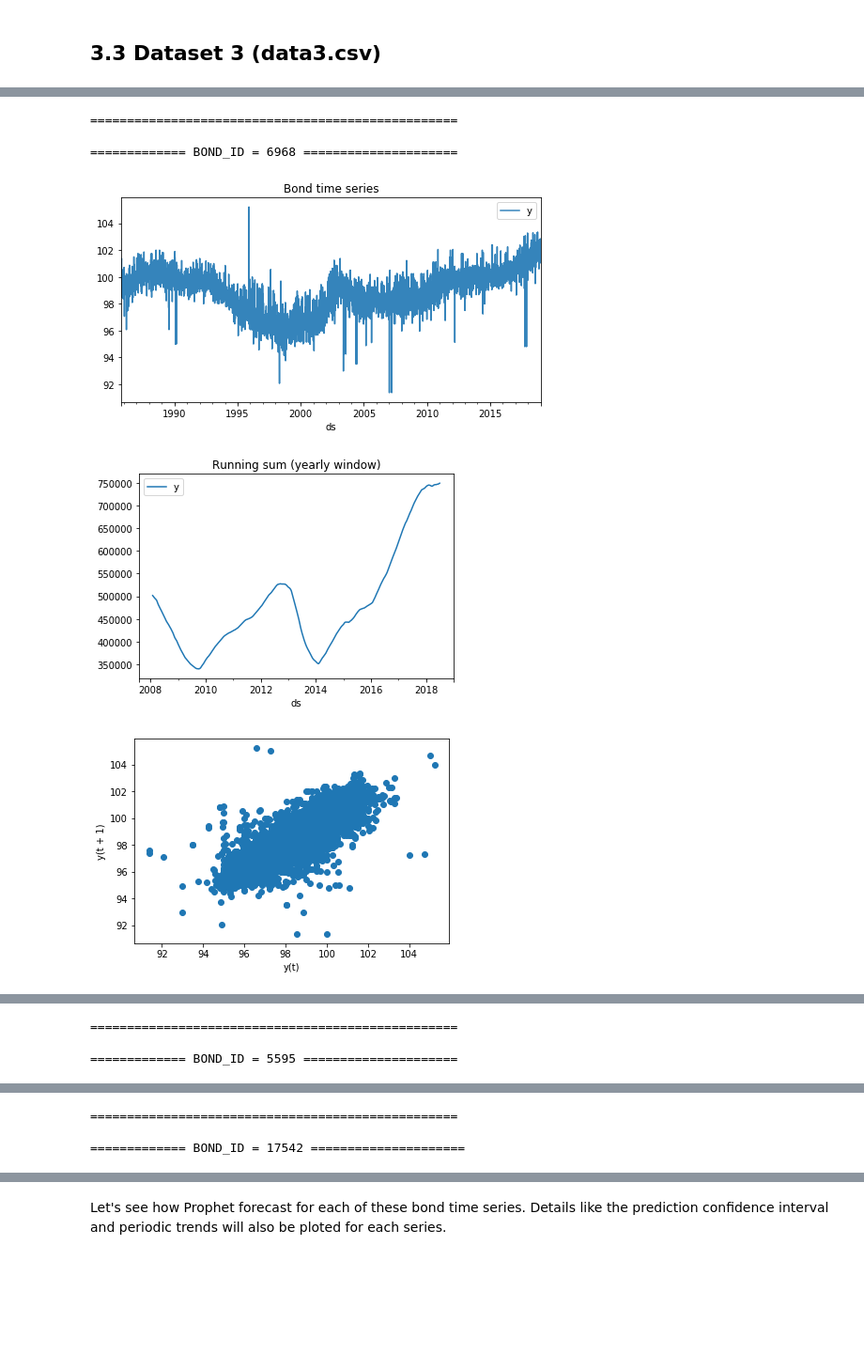
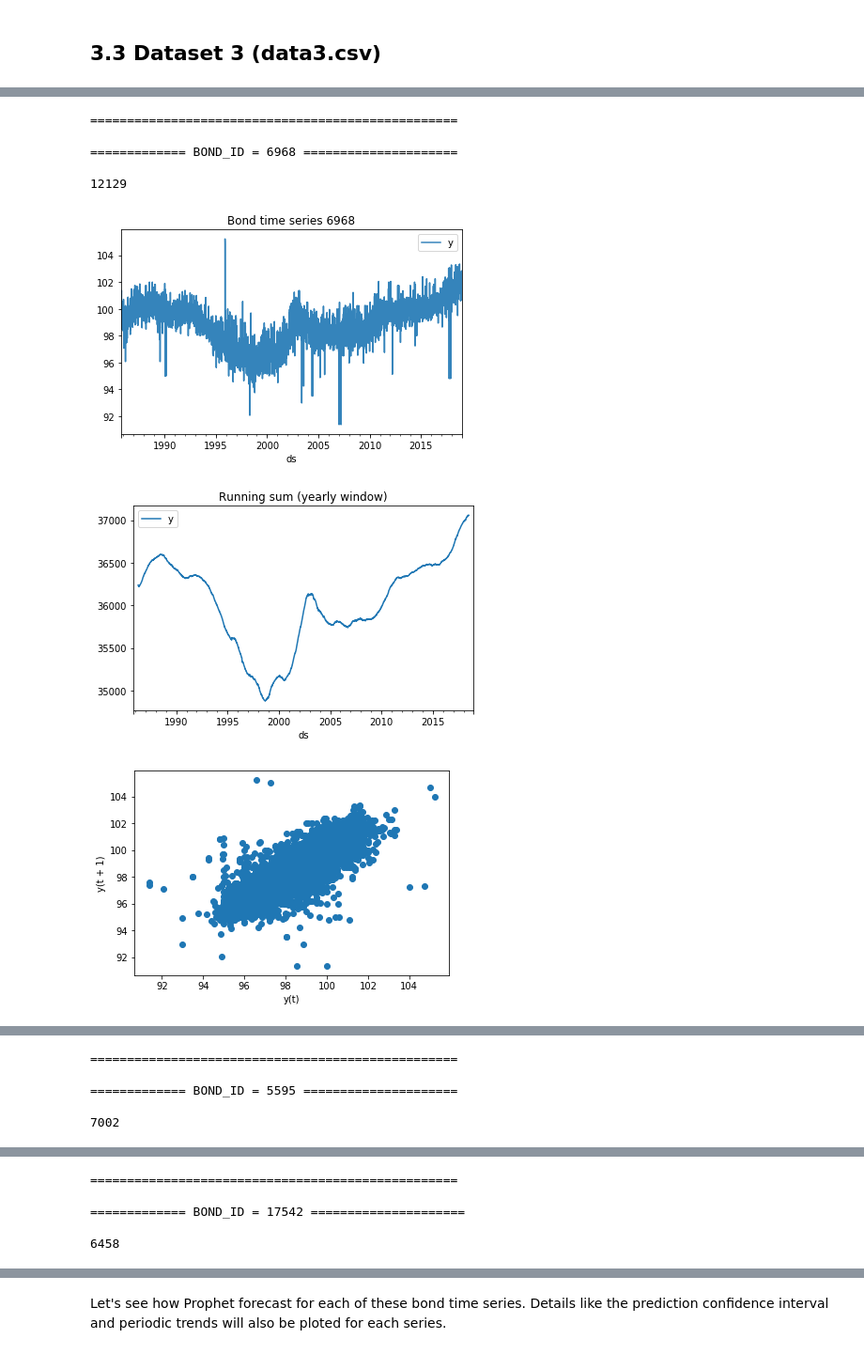
Before and after one commit to bernardoff/ML-Lab, a Jupyter notebook: OLX case study/OLX Case study.ipynb, the cells around one changed output, grey strips where cells are left out. Shown at 94% size. Drawn from its saved outputs; the diff is of its cells as text; code cells hidden in the pictures; blank space fills up the shorter version.

```diff
--- a/OLX case study/OLX Case study.ipynb
+++ b/OLX case study/OLX Case study.ipynb
@@ -228,7 +236,7 @@ MAE =  256.61870671013264
 print('There are ' + str(data3['bond_id'].nunique()) + ' unique bond_ids.' )
 
 # Pick up the bond_ids with longer series
-top_x = 5
+top_x = 3
 top_bond_ids = data3.groupby('bond_id').size().sort_values(ascending=False).head(top_x).index
 print('These bond_ids are identified containing the highest series sizes: ', list(top_bond_ids))
 print('These are the only series to be analyzed for now. With time all series could be analyzed.')
@@ -239,25 +247,30 @@ These are the only series to be analyzed for now. With time all series could be
 # %%
 for id in top_bond_ids:
     print('==================================================\n')
     print('============= BOND_ID = ' + str(id) + ' =====================\n')
     timeseries = pd.DataFrame(data3[data3.bond_id == id]['trade_price'])
     timeseries = add_dates_to_timeseries(timeseries)
-    timeseries.plot(alpha=0.9,figsize=(8, 4), title = 'Bond time series')
+    print(len(timeseries))
+    timeseries.plot(alpha=0.9,figsize=(6.5, 4), title = 'Bond time series ' + str(id))
     plt.show()
-    data2_df.rolling(window=365,center=True).sum().plot(title = 'Running sum (yearly window)')
+    timeseries.rolling(window=365,center=True).sum().plot(title = 'Running sum (yearly window)',figsize=(6.5, 4))
     plt.show()
     lag_plot(timeseries)
     plt.show()
     autocorrelation_plot(timeseries)
     plt.show()
 # %% [output]
 ==================================================
 
 ============= BOND_ID = 6968 =====================
+
+12129
-[figure, old version]
+[figure, new version]
-[figure, old version]
+[figure, new version]
 [figure]
 [figure]
 ==================================================
 
 ============= BOND_ID = 5595 =====================
+
+7002
@@ -268,3 +281,5 @@ for id in top_bond_ids:
 ==================================================
 
 ============= BOND_ID = 17542 =====================
+
+6458
```
Also changed, not shown: parts of 16 cells of this notebook.
